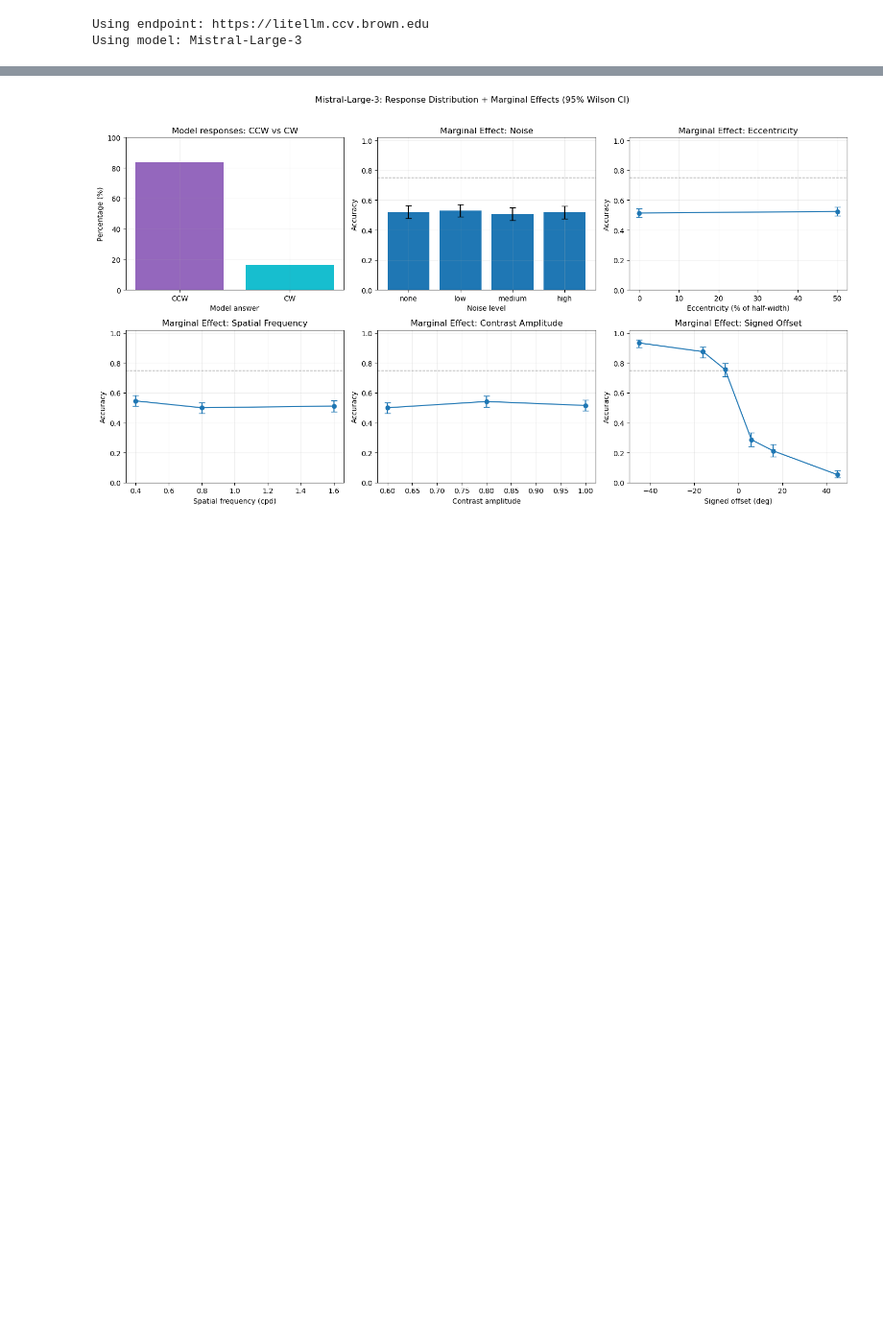
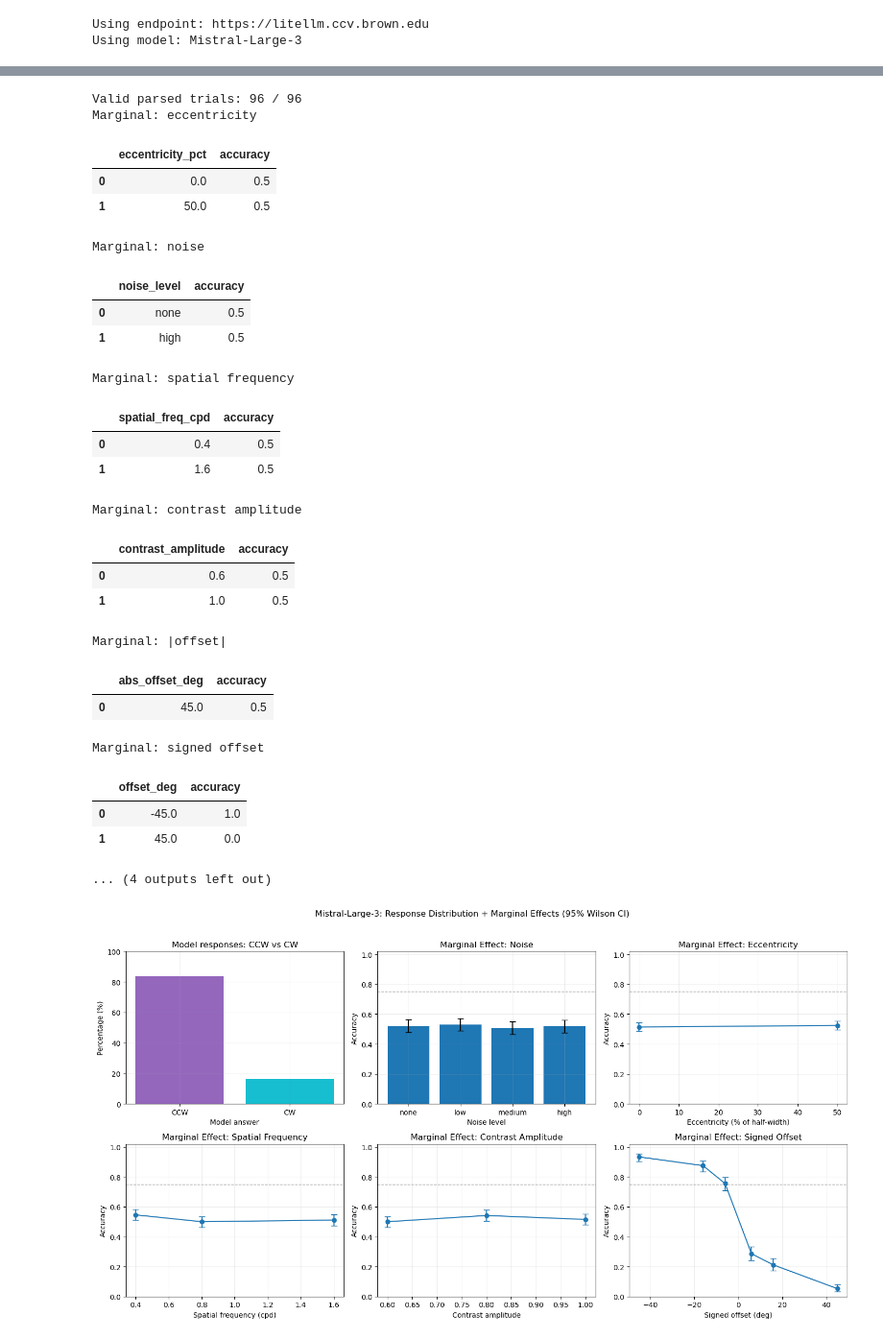
Before and after one commit to ody000/CPSY-1950-Project-Demo, a Jupyter notebook: Mistral-Large-3-Gabor-Experiment.ipynb, the cells around one changed output, grey strips where cells are left out. Shown at 96% size. Drawn from its saved outputs; the diff is of its cells as text; code cells hidden in the pictures; blank space fills up the shorter version.

```diff
--- a/Mistral-Large-3-Gabor-Experiment.ipynb
+++ b/Mistral-Large-3-Gabor-Experiment.ipynb
@@ -425,38 +424,71 @@ marginal_offset = (
     .mean()
     .rename(columns={"correct": "accuracy"})
 )
+marginal_signed_offset = (
+    valid_df.groupby("offset_deg", as_index=False)["correct"]
+    .mean()
+    .rename(columns={"correct": "accuracy"})
+)
 
 # Build thresholds in a version-stable way.
 threshold_rows = []
 for (ecc, noise, freq, contrast), group in valid_df.groupby([
     "eccentricity_pct",
     "noise_level",
     "spatial_freq_cpd",
     "contrast_amplitude",
 ]):
     threshold_rows.append({
         "eccentricity_pct": ecc,
         "noise_level": noise,
         "spatial_freq_cpd": freq,
         "contrast_amplitude": contrast,
         "threshold_75_deg": estimate_threshold_75(group[["abs_offset_deg", "correct"]]),
     })
 thresholds = pd.DataFrame(threshold_rows)
 
 print("Marginal: eccentricity")
 display(marginal_ecc.sort_values("eccentricity_pct"))
 print("Marginal: noise")
 display(marginal_noise.set_index("noise_level").reindex(NOISE_LEVELS).reset_index())
 print("Marginal: spatial frequency")
 display(marginal_freq.sort_values("spatial_freq_cpd"))
 print("Marginal: contrast amplitude")
 display(marginal_contrast.sort_values("contrast_amplitude"))
 print("Marginal: |offset|")
 display(marginal_offset.sort_values("abs_offset_deg"))
+print("Marginal: signed offset")
+display(marginal_signed_offset.sort_values("offset_deg"))
 print("Accuracy by full condition")
 display(condition_acc)
 print("Thresholds by full condition")
 display(thresholds)
+# %% [output]
+Valid parsed trials: 96 / 96
+Marginal: eccentricity
+|  | eccentricity_pct | accuracy |
+| 0 | 0.0 | 0.5 |
+| 1 | 50.0 | 0.5 |
+Marginal: noise
+|  | noise_level | accuracy |
+| 0 | none | 0.5 |
+| 1 | high | 0.5 |
+Marginal: spatial frequency
+|  | spatial_freq_cpd | accuracy |
+| 0 | 0.4 | 0.5 |
+| 1 | 1.6 | 0.5 |
+Marginal: contrast amplitude
+|  | contrast_amplitude | accuracy |
+| 0 | 0.6 | 0.5 |
+| 1 | 1.0 | 0.5 |
+Marginal: |offset|
+|  | abs_offset_deg | accuracy |
+| 0 | 45.0 | 0.5 |
+Marginal: signed offset
+|  | offset_deg | accuracy |
+| 0 | -45.0 | 1.0 |
+| 1 | 45.0 | 0.0 |
+... (4 outputs left out)
 # %%
 # Marginal effect plots with uncertainty bands (95% Wilson confidence intervals)
 source_path = Path("results/mistral_large3_gabor_notebook/first_full_trial_results.csv")
```
Also changed, not shown: parts of 8 cells of this notebook, 1 other file.
